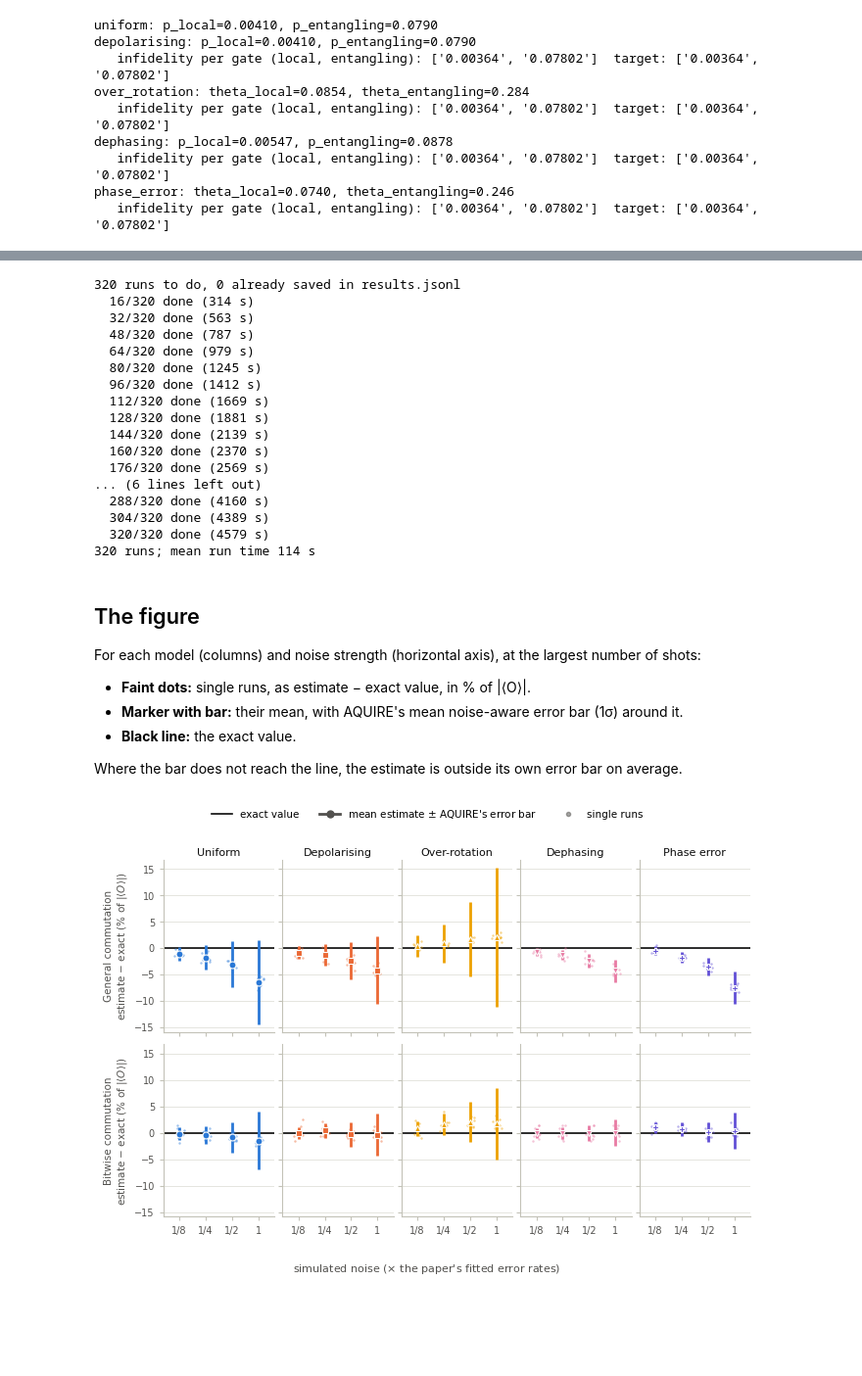
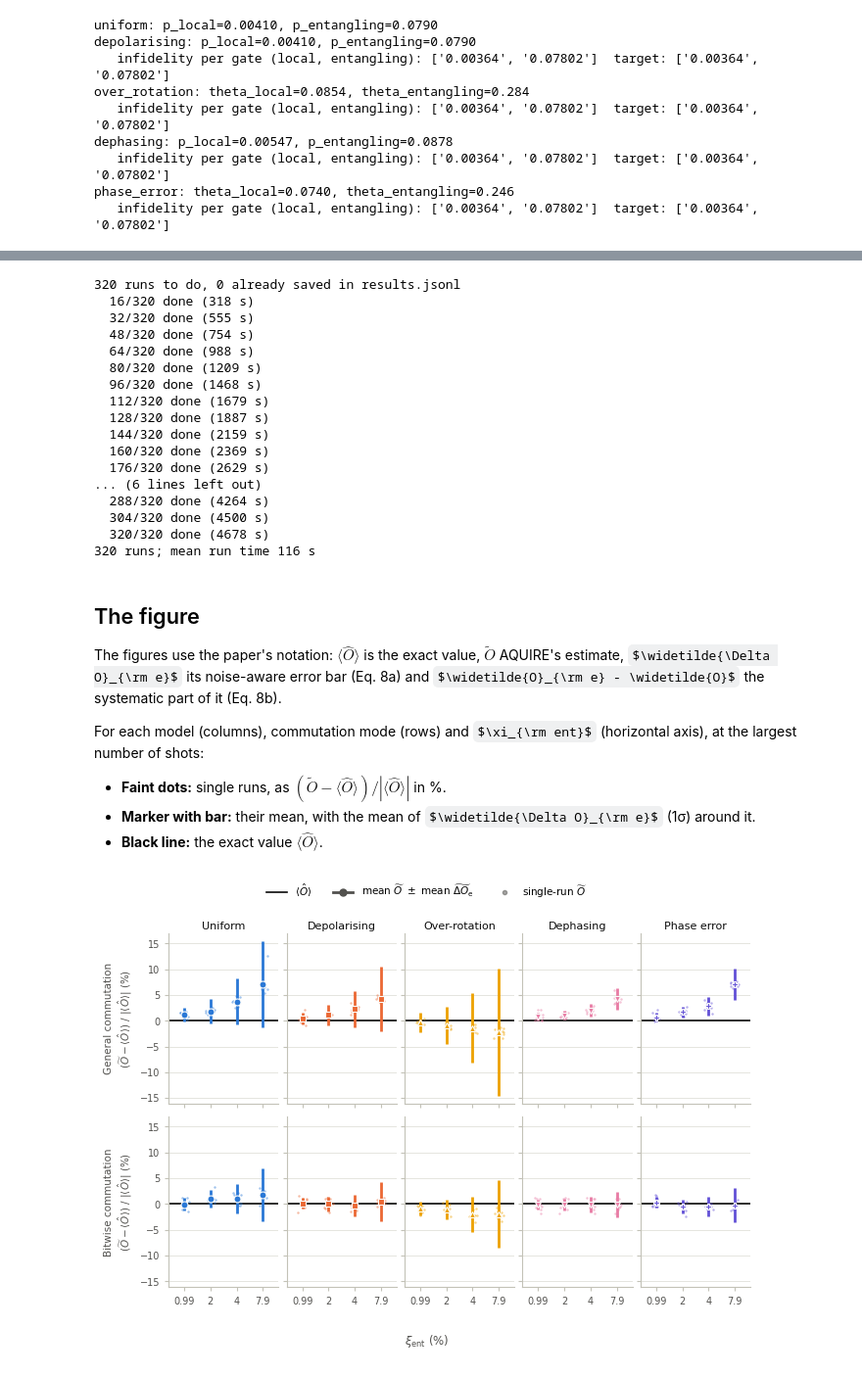
Before and after one commit to QuAOS-Lab/SympleQ, a Jupyter notebook: scripts/examples/notebooks/aquire_noise_models/aquire_noise_models.ipynb, the cells around one changed output, grey strips where cells are left out. Shown at 98% size. Cells and saved outputs as stored; diff of their text form; code cells hidden in the pictures; some formulas as TeX source; blank space fills up the shorter version.

Commit message:
updates to plots and including random initial states

```diff
--- a/scripts/examples/notebooks/aquire_noise_models/aquire_noise_models.ipynb
+++ b/scripts/examples/notebooks/aquire_noise_models/aquire_noise_models.ipynb
@@ -36,6 +39,7 @@ import numpy as np
 import matplotlib.pyplot as plt
 
 from noise_models import MODELS, matched_infidelity, process_infidelity
+from noise_models.simulator import P_ENTANGLING
 from plaquette import plaquette_hamiltonian, product_state
 
 QUICK = False                                     # True: a quick check of the whole pipeline
@@ -44,6 +48,7 @@ REPEATS = 1 if QUICK else 8                       # runs per (model, strength, c
 SHOTS = (100, 1000) if QUICK else (100, 1000, 10000)      # AQUIRE's update steps; the figure uses the last
 WORKERS = min(8, os.cpu_count() or 1)
 RESULTS = "results_quick.jsonl" if QUICK else "results.jsonl"
+DIAGNOSTIC_MODE = "random"   # "random": random computational inputs (App. D); "zero": every diagnostic from |0...0>
 # %% [markdown]
 ## The system
 
@@ -101,34 +109,38 @@ allocation.
 # %%
-runs = experiment.run_grid(list(MODELS), STRENGTHS, REPEATS, shots=SHOTS, path=RESULTS, workers=WORKERS)
+runs = experiment.run_grid(list(MODELS), STRENGTHS, REPEATS, shots=SHOTS, path=RESULTS, workers=WORKERS,
+                           diagnostic_mode=DIAGNOSTIC_MODE)
 print(f"{len(runs)} runs; mean run time {np.mean([r['seconds'] for r in runs]):.0f} s")
 # %% [output]
 320 runs to do, 0 already saved in results.jsonl
-  16/320 done (314 s)
-  32/320 done (563 s)
-  48/320 done (787 s)
-  64/320 done (979 s)
-  80/320 done (1245 s)
-  96/320 done (1412 s)
-  112/320 done (1669 s)
-  128/320 done (1881 s)
-  144/320 done (2139 s)
-  160/320 done (2370 s)
-  176/320 done (2569 s)
+  16/320 done (318 s)
+  32/320 done (555 s)
+  48/320 done (754 s)
+  64/320 done (988 s)
+  80/320 done (1209 s)
+  96/320 done (1468 s)
+  112/320 done (1679 s)
+  128/320 done (1887 s)
+  144/320 done (2159 s)
+  160/320 done (2369 s)
+  176/320 done (2629 s)
 ... (6 lines left out)
-  288/320 done (4160 s)
-  304/320 done (4389 s)
-  320/320 done (4579 s)
-320 runs; mean run time 114 s
+  288/320 done (4264 s)
+  304/320 done (4500 s)
+  320/320 done (4678 s)
+320 runs; mean run time 116 s
 # %% [markdown]
 ## The figure
 
-For each model (columns) and noise strength (horizontal axis), at the largest number of shots:
+The figures use the paper's notation: $\langle\hat{O}\rangle$ is the exact value, $\widetilde{O}$ AQUIRE's estimate,
+$\widetilde{\Delta O}_{\rm e}$ its noise-aware error bar (Eq. 8a) and $\widetilde{O}_{\rm e} - \widetilde{O}$ the
+systematic part of it (Eq. 8b).
 
-* **Faint dots:** single runs, as estimate − exact value, in % of |⟨O⟩|.
-* **Marker with bar:** their mean, with AQUIRE's mean noise-aware error bar (1σ) around it.
-* **Black line:** the exact value.
+For each model (columns), commutation mode (rows) and $\xi_{\rm ent}$ (horizontal axis), at the largest number of
+shots:
 
-Where the bar does not reach the line, the estimate is outside its own error bar on average.
+* **Faint dots:** single runs, as $(\widetilde{O} - \langle\hat{O}\rangle)/|\langle\hat{O}\rangle|$ in %.
+* **Marker with bar:** their mean, with the mean of $\widetilde{\Delta O}_{\rm e}$ (1σ) around it.
+* **Black line:** the exact value $\langle\hat{O}\rangle$.
 # %%
 COLOUR = {"uniform": "#2a78d6", "depolarising": "#eb6834", "over_rotation": "#eda100",
           "dephasing": "#e87ba4", "phase_error": "#6250d6"}
@@ -139,8 +151,9 @@ LABEL = {"uniform": "Uniform", "depolarising": "Depolarising", "over_rotation":
 INK, INK2, GRID, BASE = "#0b0b0b", "#52514e", "#e1e0d9", "#c3c2b7"
 
 
-def fraction(s):
-    return f"1/{round(1 / s)}" if s < 1 else f"{s:g}"
+def xi_ent(strength):
+    """The noise strength as xi_ent, the paper's error probability per entangling gate, in %."""
+    return 100 * strength * P_ENTANGLING
 
 
 def plot_estimates_vs_truth(runs, models, strengths, filename="aquire_estimates_vs_truth"):
@@ -157,38 +170,40 @@ def plot_estimates_vs_truth(runs, models, strengths, filename="aquire_estimates_
                 ax.spines[side].set_color(BASE)
             ax.tick_params(colors=INK2, labelsize=7, length=3, color=BASE)
             ax.grid(True, axis="y", color=GRID, lw=0.6, zorder=0)
             ax.axhline(0, color=INK, lw=1.2, zorder=2)
             for x, s in enumerate(strengths):
                 sel = [r for r in runs if r["model"] == model and r["mode"] == mode and r["strength"] == s
                        and max(r["shots"]) == final]
                 if not sel:
                     continue
                 k = sel[0]["shots"].index(final)
-                rel = np.array([100 * (r["estimate"][k] / r["exact"] - 1) for r in sel])
+                rel = np.array([100 * (r["estimate"][k] - r["exact"]) / abs(r["exact"]) for r in sel])
                 bar = np.mean([100 * r["error_bar"][k] / abs(r["exact"]) for r in sel])
                 ax.plot(x + rng.uniform(-0.18, 0.18, len(rel)), rel, ".", ms=3.5, color=COLOUR[model], alpha=0.45,
                         mec="none", zorder=3)
                 ax.errorbar([x], [rel.mean()], yerr=[bar], fmt=MARKER[model], ms=5, color=COLOUR[model],
                             mec="#fcfcfb", mew=0.8, elinewidth=2, capsize=0, zorder=4)
             if row == 0:
                 ax.set_title(LABEL[model], fontsize=8, color=INK, pad=3)
             ax.set_xticks(range(len(strengths)))
-            ax.set_xticklabels([fraction(s) for s in strengths], fontsize=7)
+            ax.set_xticklabels([f"{xi_ent(s):.2g}" for s in strengths], fontsize=7)
             ax.set_xlim(-0.6, len(strengths) - 0.4)
         axes[row, 0].set_ylabel(("General" if mode == "general" else "Bitwise") + " commutation\n"
-                                "estimate $-$ exact (% of $|\\langle O\\rangle|$)", fontsize=7.5, color=INK2)
-    fig.supxlabel("simulated noise ($\\times$ the paper's fitted error rates)", fontsize=8, color=INK2, y=0.035)
-    handles = [plt.Line2D([], [], color=INK, lw=1.2, label="exact value"),
-               plt.Line2D([], [], color=INK2, marker="o", ms=5, lw=2, label="mean estimate $\\pm$ AQUIRE's error bar"),
-               plt.Line2D([], [], color=INK2, marker=".", ms=6, lw=0, alpha=0.5, label="single runs")]
+                                r"$(\widetilde{O} - \langle\hat{O}\rangle)\ /\ |\langle\hat{O}\rangle|$ (%)",
+                                fontsize=7.5, color=INK2)
+    fig.supxlabel(r"$\xi_{\rm ent}$ (%)", fontsize=8.5, color=INK2, y=0.035)
+    handles = [plt.Line2D([], [], color=INK, lw=1.2, label=r"$\langle\hat{O}\rangle$"),
+               plt.Line2D([], [], color=INK2, marker="o", ms=5, lw=2,
+                          label=r"mean $\widetilde{O}\ \pm$ mean $\widetilde{\Delta O}_{\rm e}$"),
+               plt.Line2D([], [], color=INK2, marker=".", ms=6, lw=0, alpha=0.5, label=r"single-run $\widetilde{O}$")]
     fig.legend(handles=handles, loc="upper center", ncol=3, frameon=False, fontsize=7.5)
     fig.tight_layout(rect=(0, 0.03, 1, 0.94), h_pad=0.6, w_pad=0.3)
     for ext in ("pdf", "png"):
         fig.savefig(f"{filename}.{ext}", dpi=200)
     return fig
 
 
 plot_estimates_vs_truth(runs, list(MODELS), STRENGTHS)
 plt.show()
 # %% [output]
-[figure, old version]
+[figure, new version]
```
Also changed, not shown: parts of 6 cells of this notebook, 12 other files.
